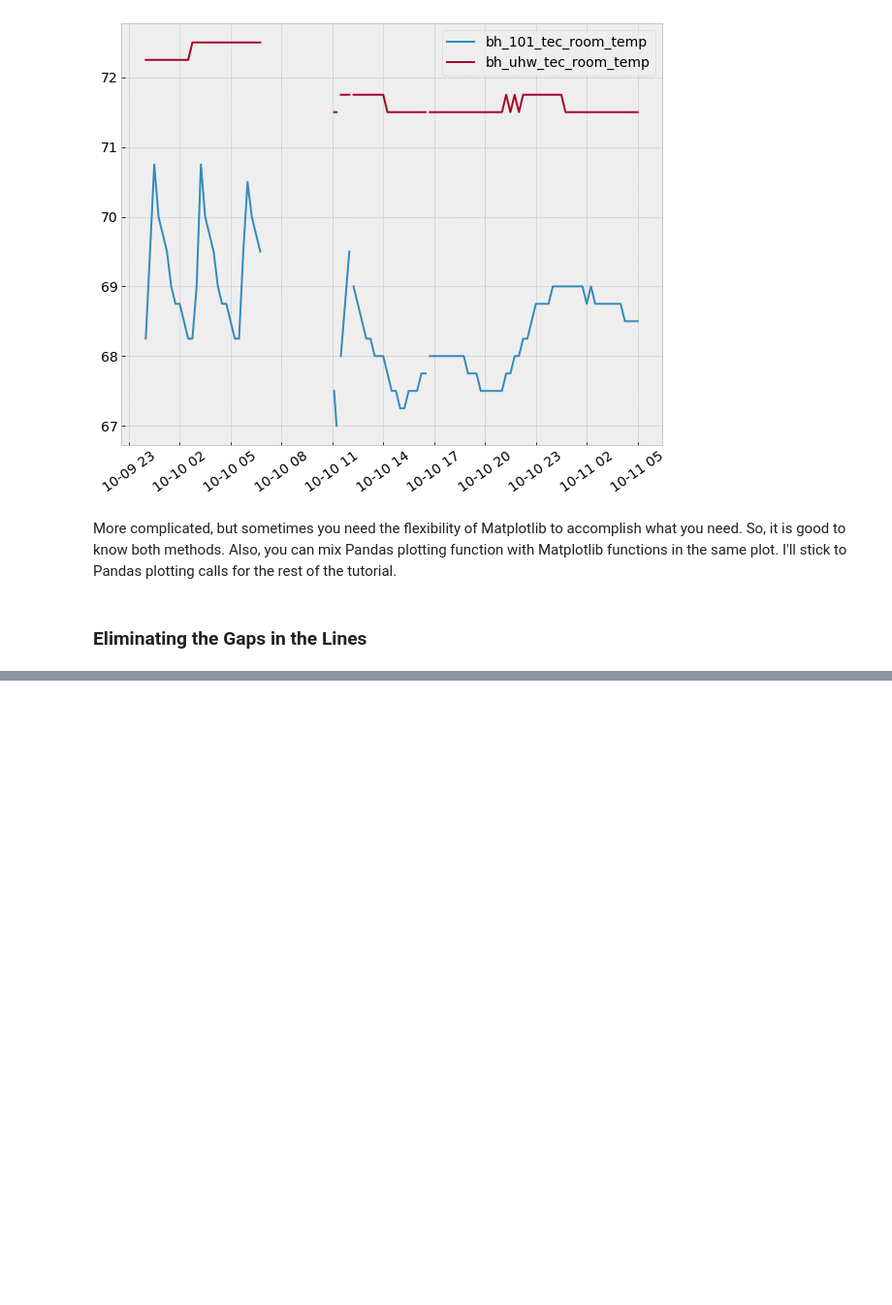
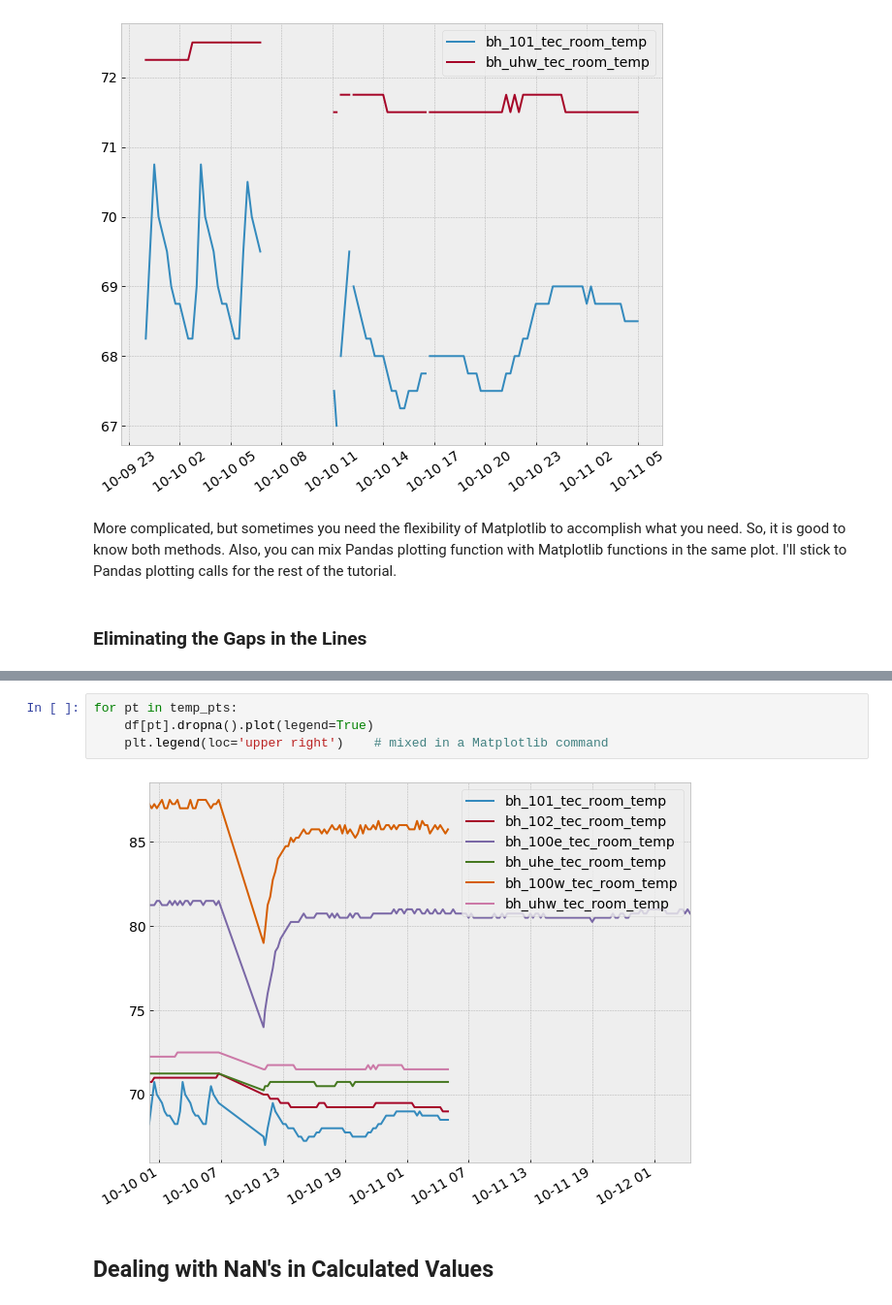
Before and after one commit to alanmitchell/fnsb-benchmark, a Jupyter notebook: ddc/ddc_data_tutorial.ipynb, the cells around one changed output, grey strips where cells are left out. Shown at 97% size. Drawn from its saved outputs; the diff is of its cells as text; blank space fills up the shorter version.

```diff
--- a/ddc/ddc_data_tutorial.ipynb
+++ b/ddc/ddc_data_tutorial.ipynb
@@ -151,0 +174,8 @@ More complicated, but sometimes you need the flexibility of Matplotlib to accomp
+# %%
+for pt in temp_pts:
+    df[pt].dropna().plot(legend=True)
+    plt.legend(loc='upper right')    # mixed in a Matplotlib command
+# %% [output]
+[figure, added]
+# %% [markdown]
+## Dealing with NaN's in Calculated Values
```
Also changed, not shown: parts of 5 cells of this notebook.
